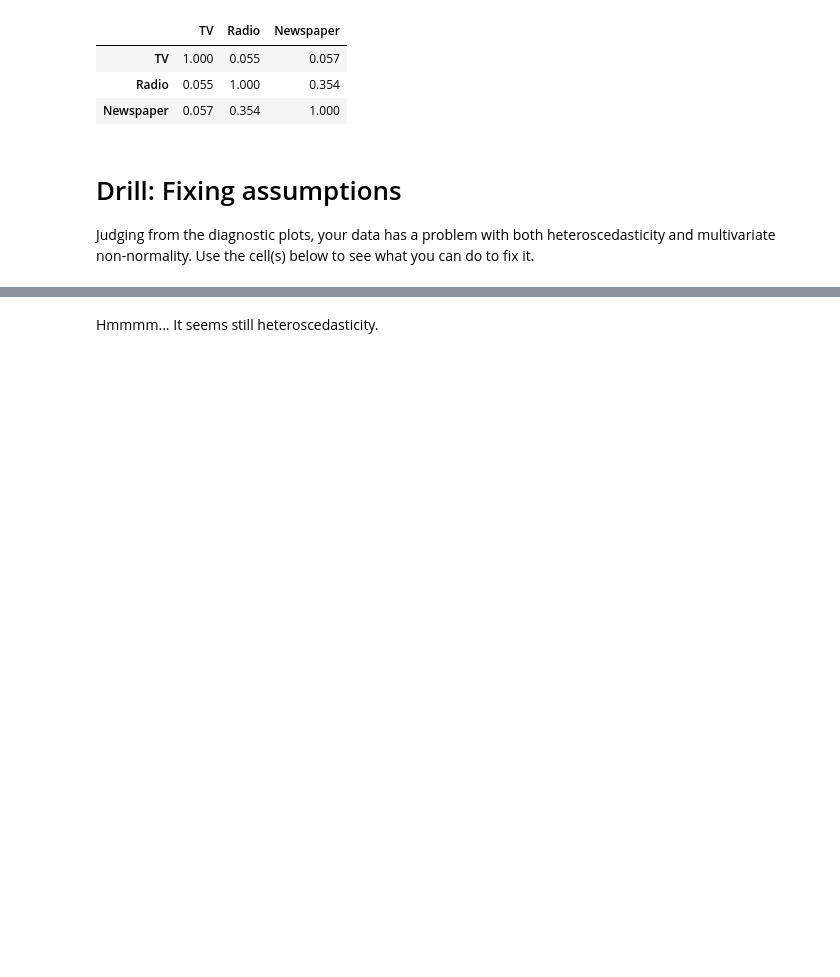
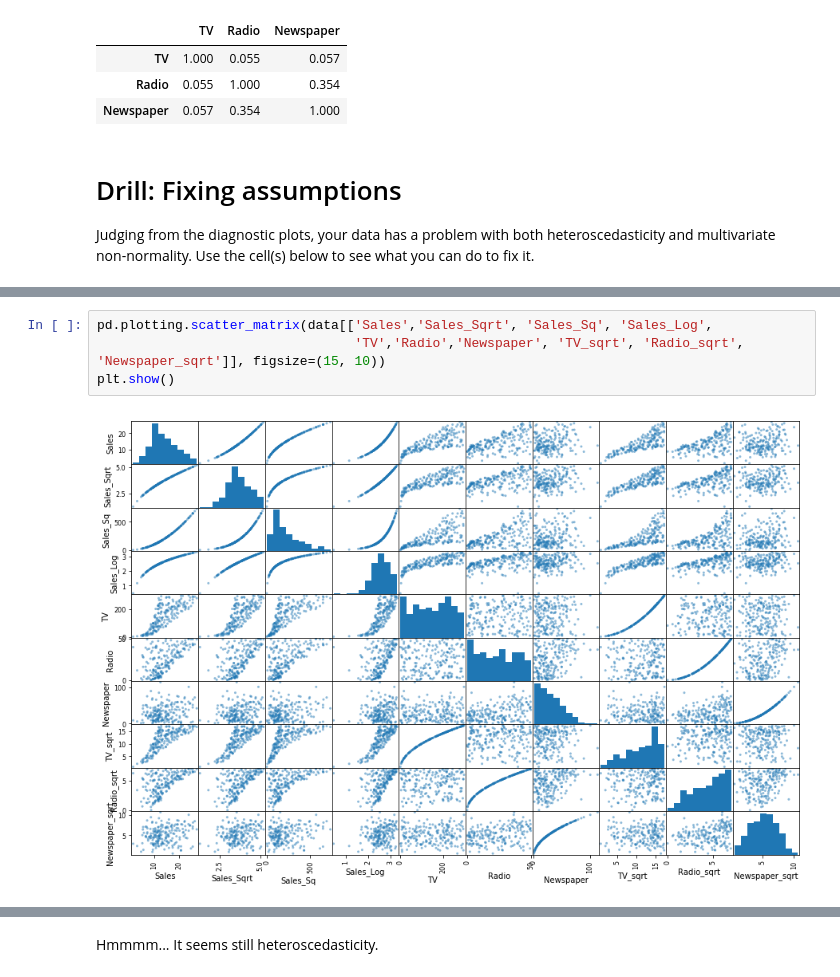
Before and after one commit to LegendaryKim/Thinkful_DSBootCamp, a Jupyter notebook: Drill_2_4_3_Fixing_assumptions.ipynb, the cells around one changed output, grey strips where cells are left out. Cells and saved outputs as stored; diff of their text form; blank space fills up the shorter version.

```diff
--- a/Drill_2_4_3_Fixing_assumptions.ipynb
+++ b/Drill_2_4_3_Fixing_assumptions.ipynb
@@ -132,3 +139,9 @@ data.head()
+# %%
+pd.plotting.scatter_matrix(data[['Sales','Sales_Sqrt', 'Sales_Sq', 'Sales_Log',
+                                 'TV','Radio','Newspaper', 'TV_sqrt', 'Radio_sqrt', 'Newspaper_sqrt']], figsize=(15, 10))
+plt.show()
+# %% [output]
+[figure, added]
 # %%
 # Instantiate and fi our model.
 regr = linear_model.LinearRegression()
```
Also changed, not shown: parts of 7 cells of this notebook.
